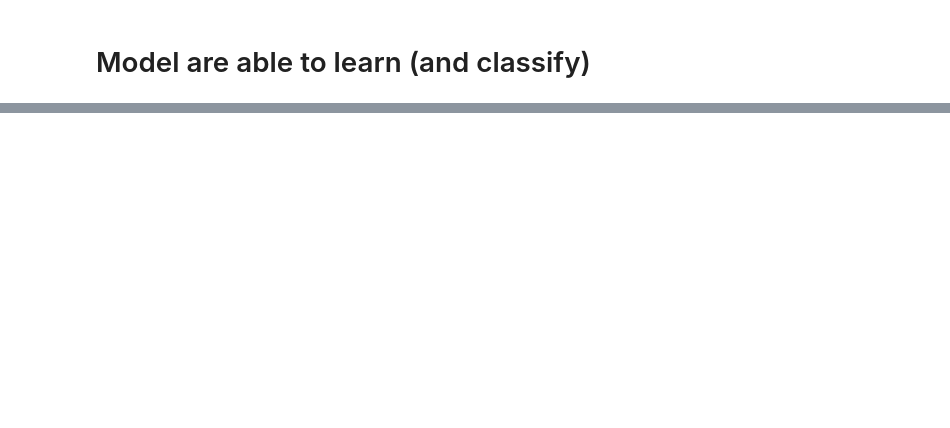
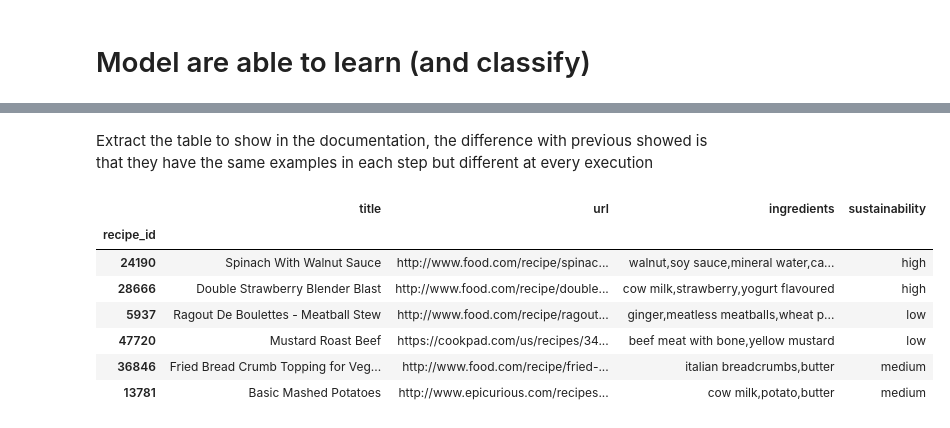
Before and after one commit to swapUniba/FoodPrintDB-Database-Completion, a Jupyter notebook: Sustainable Food Recommender Demo/roberta-base classification.ipynb, the cells around one changed output, grey strips where cells are left out. Cells and saved outputs as stored; diff of their text form; code cells hidden in the pictures; blank space fills up the shorter version.

```diff
--- a/Sustainable Food Recommender Demo/roberta-base classification.ipynb
+++ b/Sustainable Food Recommender Demo/roberta-base classification.ipynb
@@ -324,0 +301,17 @@ Predicted sustainability: medium
+# %% [markdown]
+Extract the table to show in the documentation, the difference with previous showed is that they have the same examples in each step but different at every execution
+# %%
+# raggruppa per sustainability e seleziona 2 righe casuali da ogni gruppo
+samples = recipes.groupby('sustainability', group_keys=False).apply(lambda x: x.sample(n=2))
+
+# mostra il dataframe ottenuto
+display(samples)
+# %% [output]
+|  | title | url | ingredients | sustainability |
+| recipe_id |  |  |  |  |
+| 24190 | Spinach With Walnut Sauce | http://www.food.com/recipe/spinac... | walnut,soy sauce,mineral water,ca... | high |
+| 28666 | Double Strawberry Blender Blast | http://www.food.com/recipe/double... | cow milk,strawberry,yogurt flavoured | high |
+| 5937 | Ragout De Boulettes - Meatball Stew | http://www.food.com/recipe/ragout... | ginger,meatless meatballs,wheat p... | low |
+| 47720 | Mustard Roast Beef | https://cookpad.com/us/recipes/34... | beef meat with bone,yellow mustard | low |
+| 36846 | Fried Bread Crumb Topping for Veg... | http://www.food.com/recipe/fried-... | italian breadcrumbs,butter | medium |
+| 13781 | Basic Mashed Potatoes | http://www.epicurious.com/recipes... | cow milk,potato,butter | medium |
```
Also changed, not shown: parts of 13 cells of this notebook.
